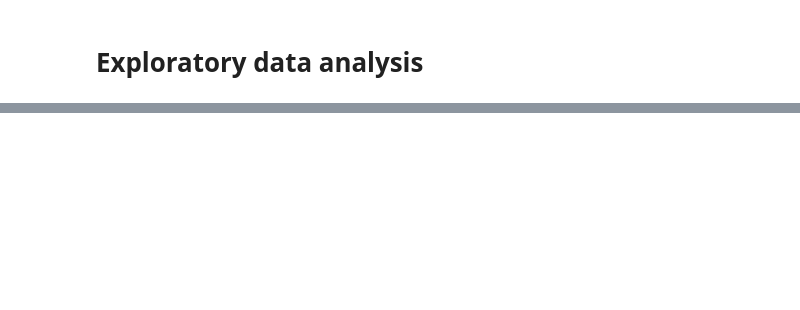
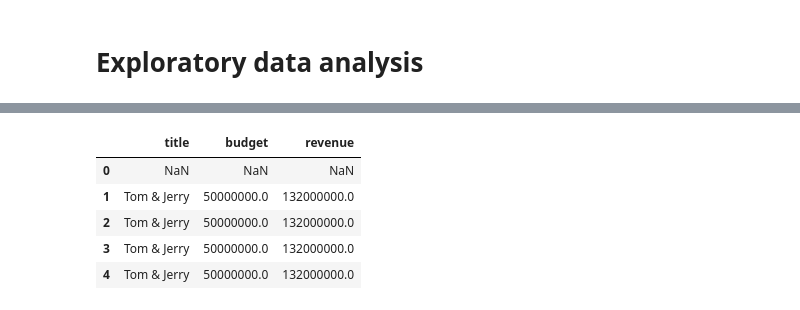
Before and after one commit to Davianka/Project-3-Using-IMDB, a Jupyter notebook: IMDB project PT 1-Copy1.ipynb, the cells around one changed output, grey strips where cells are left out. Drawn from its saved outputs; the diff is of its cells as text; code cells hidden in the pictures; blank space fills up the shorter version.

```diff
--- a/IMDB project PT 1-Copy1.ipynb
+++ b/IMDB project PT 1-Copy1.ipynb
@@ -843,0 +866,11 @@ Name: imdb_id, dtype: int64
+# %%
+financials = df[['title', 'budget', 'revenue']]
+financial_filter = financials.groupby(['budget', 'revenue'])
+financials.head()
+# %% [output]
+|  | title | budget | revenue |
+| 0 | NaN | NaN | NaN |
+| 1 | Tom & Jerry | 50000000.0 | 132000000.0 |
+| 2 | Tom & Jerry | 50000000.0 | 132000000.0 |
+| 3 | Tom & Jerry | 50000000.0 | 132000000.0 |
+| 4 | Tom & Jerry | 50000000.0 | 132000000.0 |
```
Also changed, not shown: parts of 58 cells of this notebook, 47 other files.
